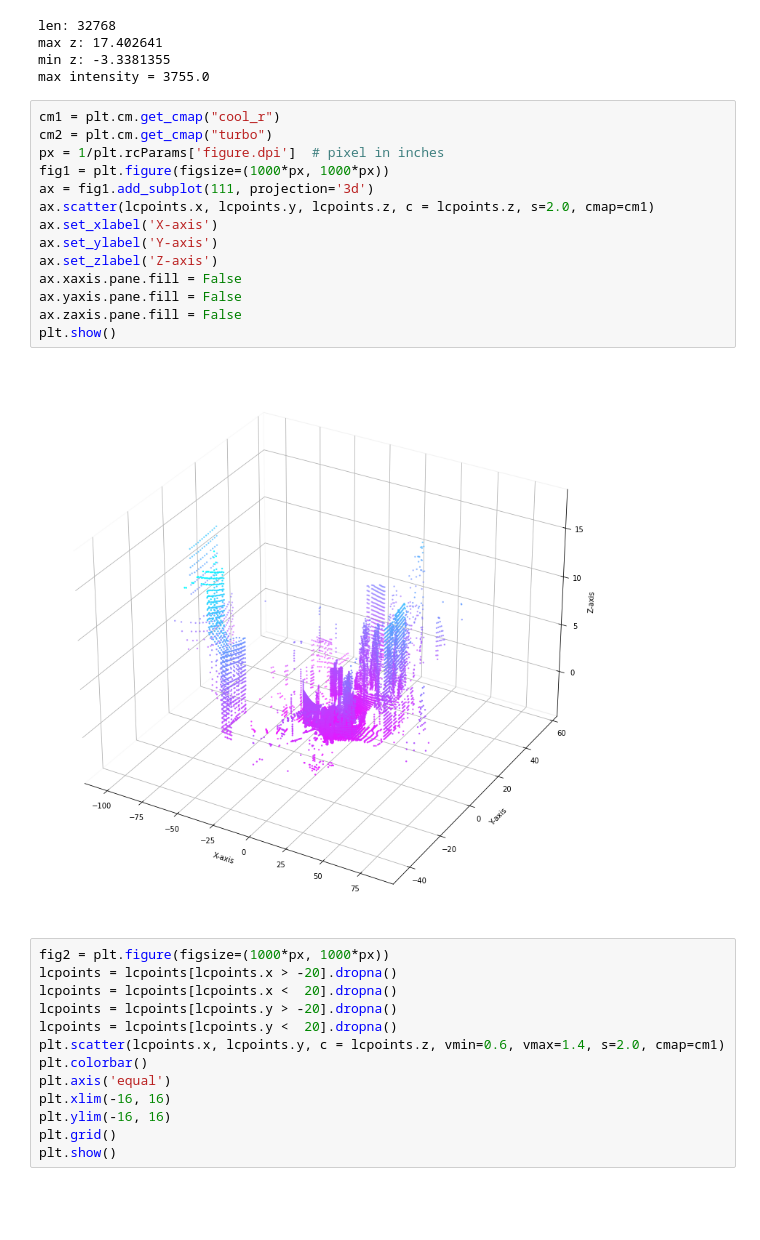
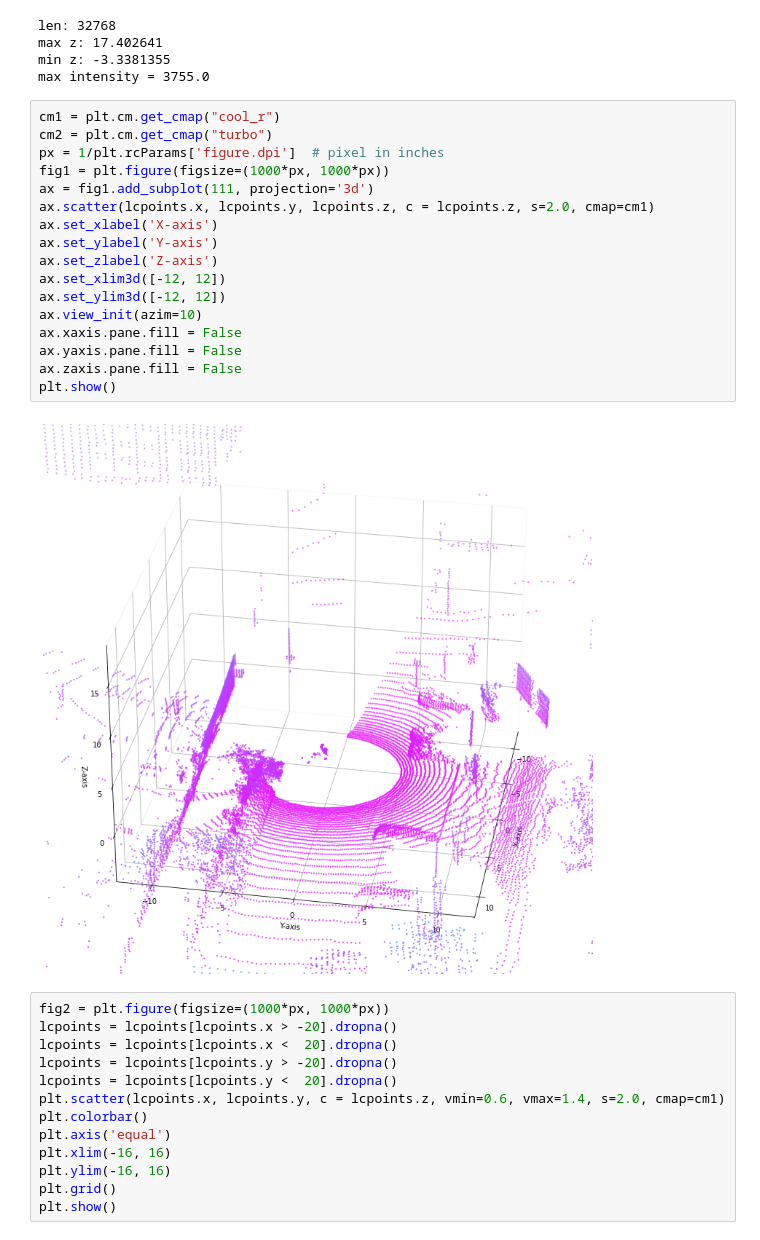
Before and after one commit to horverno/lidar-tinkering-ipython, a Jupyter notebook: display lidar data.ipynb, the cells around one changed output. Saved outputs shown, nothing was run; the diff lists cells and outputs as text; blank space fills up the shorter version.

```diff
--- a/display lidar data.ipynb
+++ b/display lidar data.ipynb
@@ -20,19 +20,22 @@ max intensity = 3755.0
 # %%
 cm1 = plt.cm.get_cmap("cool_r")
 cm2 = plt.cm.get_cmap("turbo")
 px = 1/plt.rcParams['figure.dpi']  # pixel in inches
 fig1 = plt.figure(figsize=(1000*px, 1000*px))
 ax = fig1.add_subplot(111, projection='3d')
 ax.scatter(lcpoints.x, lcpoints.y, lcpoints.z, c = lcpoints.z, s=2.0, cmap=cm1)
 ax.set_xlabel('X-axis')
 ax.set_ylabel('Y-axis')
 ax.set_zlabel('Z-axis')
+ax.set_xlim3d([-12, 12])
+ax.set_ylim3d([-12, 12])
+ax.view_init(azim=10)
 ax.xaxis.pane.fill = False
 ax.yaxis.pane.fill = False
 ax.zaxis.pane.fill = False
 plt.show()
 # %% [output]
-[figure, old version]
+[figure, new version]
 # %%
 fig2 = plt.figure(figsize=(1000*px, 1000*px))
 lcpoints = lcpoints[lcpoints.x > -20].dropna()
```
Also changed, not shown: parts of 2 cells of this notebook, 2 other files.
